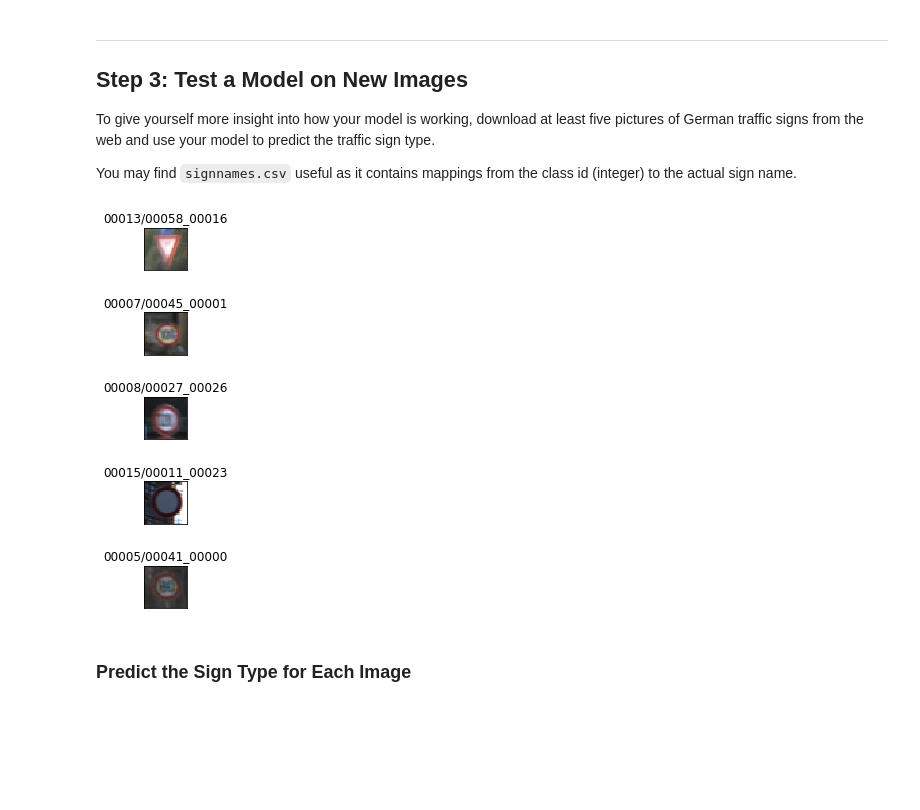
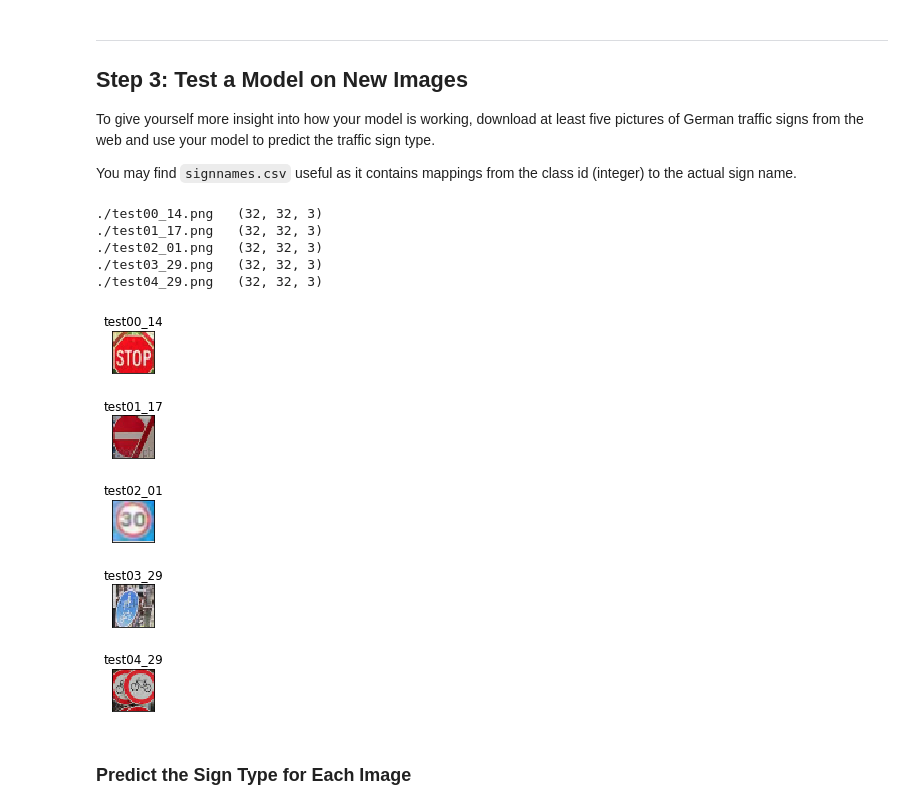
Before and after one commit to mr0zero1/car_traffic_sign, a Jupyter notebook: Traffic_Sign_Classifier.ipynb, the cells around one changed output. Drawn from its saved outputs; the diff is of its cells as text; code cells hidden in the pictures; blank space fills up the shorter version.

```diff
--- a/Traffic_Sign_Classifier.ipynb
+++ b/Traffic_Sign_Classifier.ipynb
@@ -143,7 +128,7 @@ The [Matplotlib](http://matplotlib.org/) [examples](http://matplotlib.org/exampl
 # %%
 import matplotlib.pyplot as plt
 np.random.seed(1)
-example_classes = 5
+example_classes = 43
 samples_per_class  = 12
 fig, axes = plt.subplots( example_classes, samples_per_class,
                          figsize=(samples_per_class, example_classes),
@@ -151,9 +136,9 @@ fig, axes = plt.subplots( example_classes, samples_per_class,
 np.random.seed(1)
 fig.subplots_adjust(left=None,bottom=None,right=None,top=None,hspace=0, wspace=0)
 for i in range(example_classes):
-    example_num = np.random.randint(0,n_classes);
-    one_sign_images = X_train[y_train==example_num]
-    axes[i,0].text(0,0," %d (%0d)"%(example_num,one_sign_images.shape[0]),fontsize=10)
+    #example_num = np.random.randint(0,n_classes);
+    one_sign_images = X_train[y_train==i]
+    axes[i,0].text(0,0," %d (%0d)"%(i,one_sign_images.shape[0]),fontsize=10)
     axes[i,0].set_yticklabels([i])
     for j in range(1,samples_per_class):
         axes[i,j].imshow(one_sign_images[j])
@@ -224,9 +209,9 @@ fig, axes = plt.subplots( example_classes, samples_per_class,
 np.random.seed(1)
 fig.subplots_adjust(left=None,bottom=None,right=None,top=None,hspace=0, wspace=0)
 for i in range(example_classes):
-    example_num = np.random.randint(0,n_classes);
-    one_sign_images = X_train_gray[y_train==example_num]
-    axes[i,0].text(0,0," %d (%0d)"%(example_num,one_sign_images.shape[0]),fontsize=10)
+    #example_num = np.random.randint(0,n_classes);
+    one_sign_images = X_train_gray[y_train==i]
+    axes[i,0].text(0,0," %d (%0d)"%(i,one_sign_images.shape[0]),fontsize=10)
     axes[i,0].set_yticklabels([i])
     for j in range(1,samples_per_class):
         axes[i,j].imshow(one_sign_images[j,:,:,0],cmap='gray')
@@ -437,41 +422,58 @@ You may find `signnames.csv` useful as it contains mappings from the class id (i
 # %%
 import re
 from skimage import data
 from skimage.transform import rescale, resize, downscale_local_mean
-IMAGE_DIR = "../GTSRB-2/Final_Training/Images"
+IMAGE_DIR = "."
 
-sample_data = [
-   IMAGE_DIR+"/"+"00013/00058_00016"+".ppm",
-   IMAGE_DIR+"/"+"00007/00045_00001"+".ppm",
-   IMAGE_DIR+"/"+"00008/00027_00026"+".ppm",
-   IMAGE_DIR+"/"+"00015/00011_00023"+".ppm",
-   IMAGE_DIR+"/"+"00005/00041_00000"+".ppm",
+IMAGE_DIR = "."
+
+
+sample_filenames = [
+   IMAGE_DIR+"/"+"test00_14.png",
+   IMAGE_DIR+"/"+"test01_17.png",
+   IMAGE_DIR+"/"+"test02_01.png",
+   IMAGE_DIR+"/"+"test03_29.png",
+   IMAGE_DIR+"/"+"test04_29.png",
   ]
 
 
-def read_and_plot_samples(sample_data):
-  num = len(sample_data)
+y_test5 = np.array([
+  14,
+  17,
+  1,
+  29,
+  29,
+ ] )
+
+def read_and_plot_samples(sample_filenames):
+  num = len(sample_filenames)
   fig, axes = plt.subplots(num, 1, figsize=(5, 7), subplot_kw={'xticks': [], 'yticks': []})
   fig.subplots_adjust(hspace=1, wspace=0.1)
   X_test = np.empty((0,32,32,3),dtype=np.int8)
 
   for i in range(num):
     for j in range(1):
-      filename = sample_data[i+num*j]
+      filename = sample_filenames[i+num*j]
       #filename = IMAGE_DIR + "/" +sample_id + ".ppm"
-      sample_id = re.sub(".ppm", "", re.sub( IMAGE_DIR + "/", "", filename) )
+      sample_id = re.sub(".png", "", re.sub( IMAGE_DIR + "/", "", filename) )
       img = plt.imread(filename)
-      img = resize(img,(32,32))
-      #print(filename," ",img.shape)
+      img = resize(img,(32,32))[...,0:3]
+      print(filename," ",img.shape)
       axes[i].imshow(img)
       axes[i].set_title(sample_id)
       X_test  = np.concatenate((X_test, [img]),axis=0)
   plt.show()
   return np.array(X_test)
 
-X_test5 = read_and_plot_samples(sample_data)
+
+X_test5 = read_and_plot_samples(sample_filenames)
 # %% [output]
+./test00_14.png   (32, 32, 3)
+./test01_17.png   (32, 32, 3)
+./test02_01.png   (32, 32, 3)
+./test03_29.png   (32, 32, 3)
+./test04_29.png   (32, 32, 3)
-[figure, old version]
+[figure, new version]
 # %% [markdown]
 ### Predict the Sign Type for Each Image
 # %%
```
Also changed, not shown: parts of 9 cells of this notebook, 2 other files.
